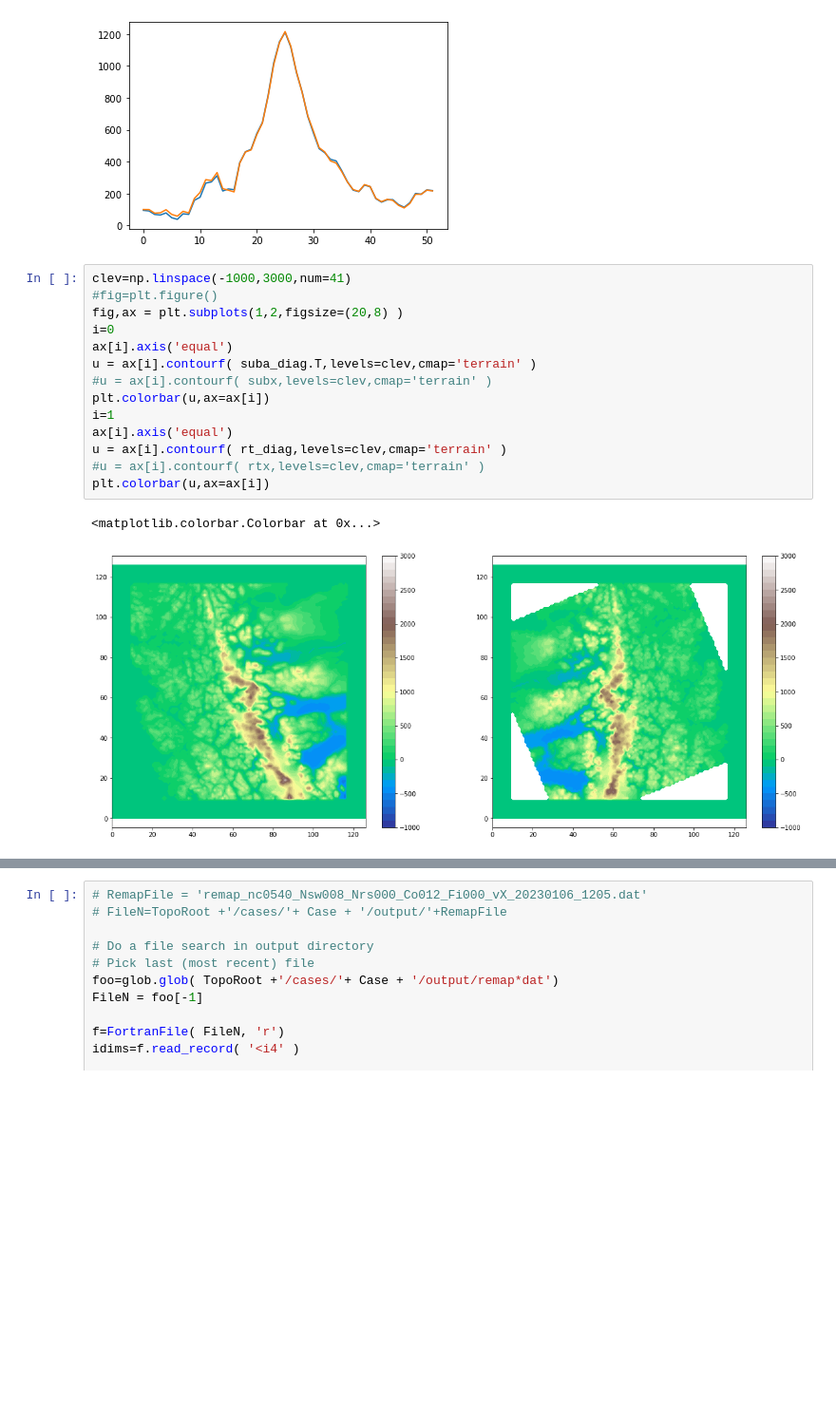
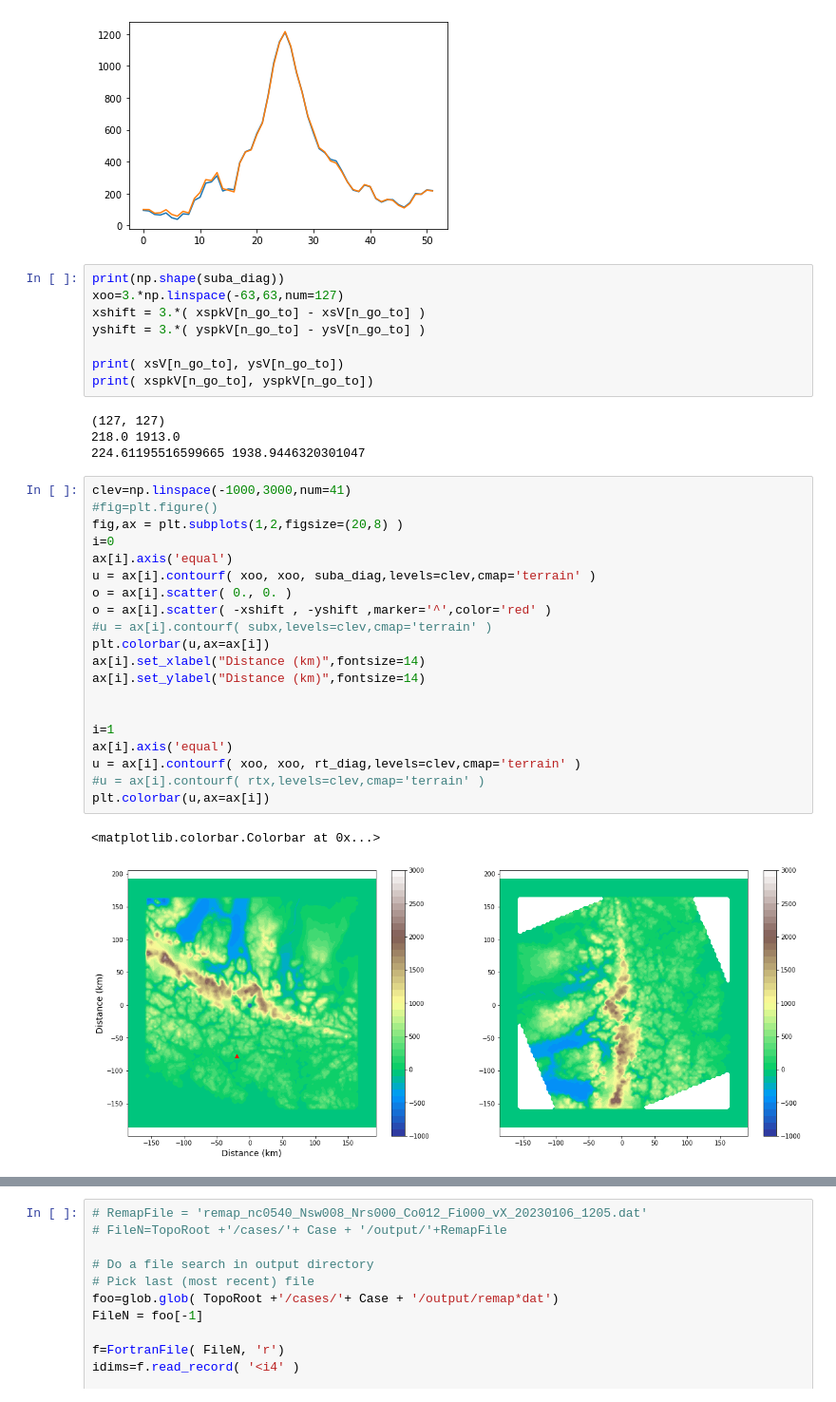
Before and after one commit to JulioTBacmeister/myPythonTools, a Jupyter notebook: TopoAna/ReadListVars.ipynb, the cells around one changed output, grey strips where cells are left out. Shown at 95% size. Saved outputs shown, nothing was run; the diff lists cells and outputs as text; blank space fills up the shorter version.

```diff
--- a/TopoAna/ReadListVars.ipynb
+++ b/TopoAna/ReadListVars.ipynb
@@ -363,20 +381,38 @@ plt.plot( rdg_profiles_x[n_go_to, Nc-Nsw2:Nc+Nsw2   ] )
 42 53
 [<matplotlib.lines.Line2D at 0x...>]
 [figure]
+# %%
+print(np.shape(suba_diag))
+xoo=3.*np.linspace(-63,63,num=127)
+xshift = 3.*( xspkV[n_go_to] - xsV[n_go_to] )
+yshift = 3.*( yspkV[n_go_to] - ysV[n_go_to] )
+
+print( xsV[n_go_to], ysV[n_go_to])
+print( xspkV[n_go_to], yspkV[n_go_to])
+# %% [output]
+(127, 127)
+218.0 1913.0
+224.61195516599665 1938.9446320301047
 # %%
 clev=np.linspace(-1000,3000,num=41)
 #fig=plt.figure()
 fig,ax = plt.subplots(1,2,figsize=(20,8) )
 i=0
 ax[i].axis('equal')
-u = ax[i].contourf( suba_diag.T,levels=clev,cmap='terrain' )
+u = ax[i].contourf( xoo, xoo, suba_diag,levels=clev,cmap='terrain' )
+o = ax[i].scatter( 0., 0. )
+o = ax[i].scatter( -xshift , -yshift ,marker='^',color='red' )
 #u = ax[i].contourf( subx,levels=clev,cmap='terrain' )
 plt.colorbar(u,ax=ax[i])
+ax[i].set_xlabel("Distance (km)",fontsize=14)
+ax[i].set_ylabel("Distance (km)",fontsize=14)
+
+
 i=1
 ax[i].axis('equal')
-u = ax[i].contourf( rt_diag,levels=clev,cmap='terrain' )
+u = ax[i].contourf( xoo, xoo, rt_diag,levels=clev,cmap='terrain' )
 #u = ax[i].contourf( rtx,levels=clev,cmap='terrain' )
 plt.colorbar(u,ax=ax[i])
 # %% [output]
 <matplotlib.colorbar.Colorbar at 0x...>
-[figure, old version]
+[figure, new version]
```
Also changed, not shown: parts of 4 cells of this notebook, 3 other files.
